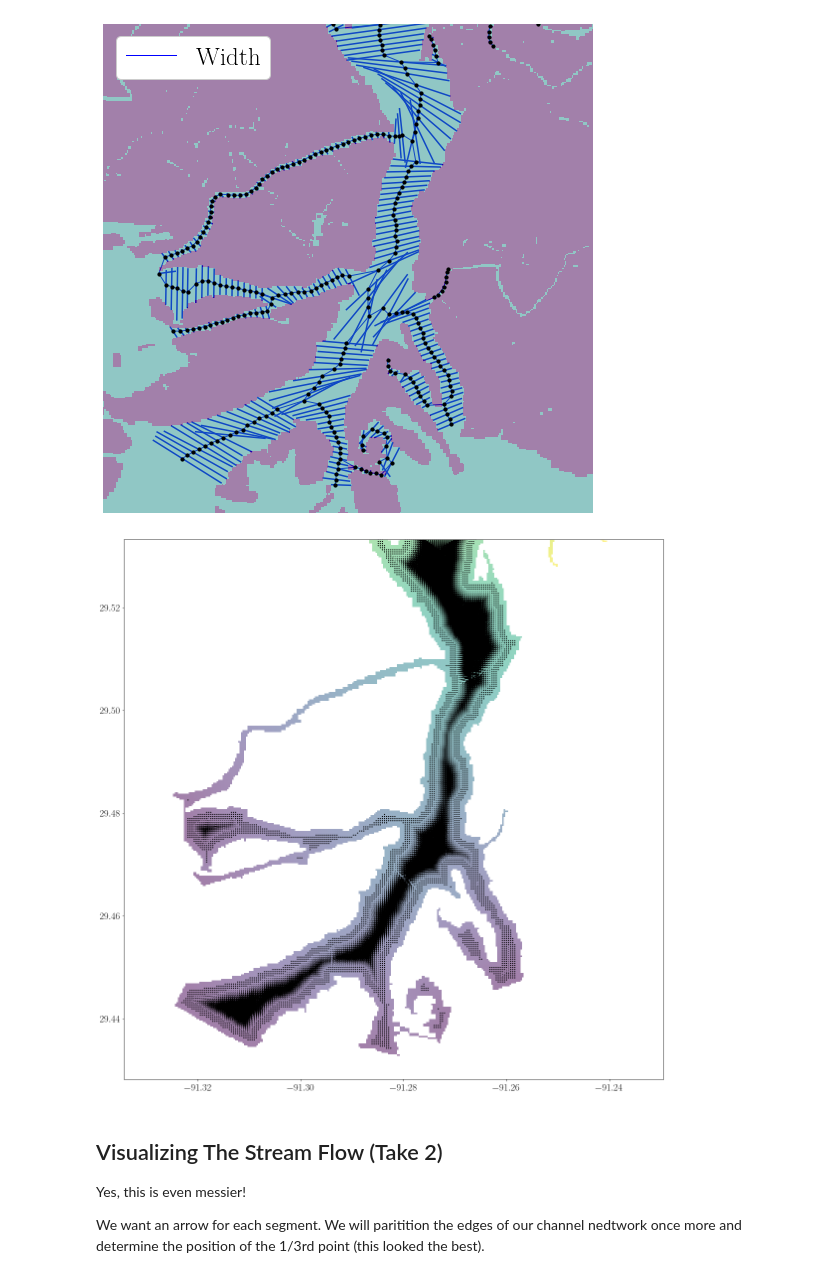
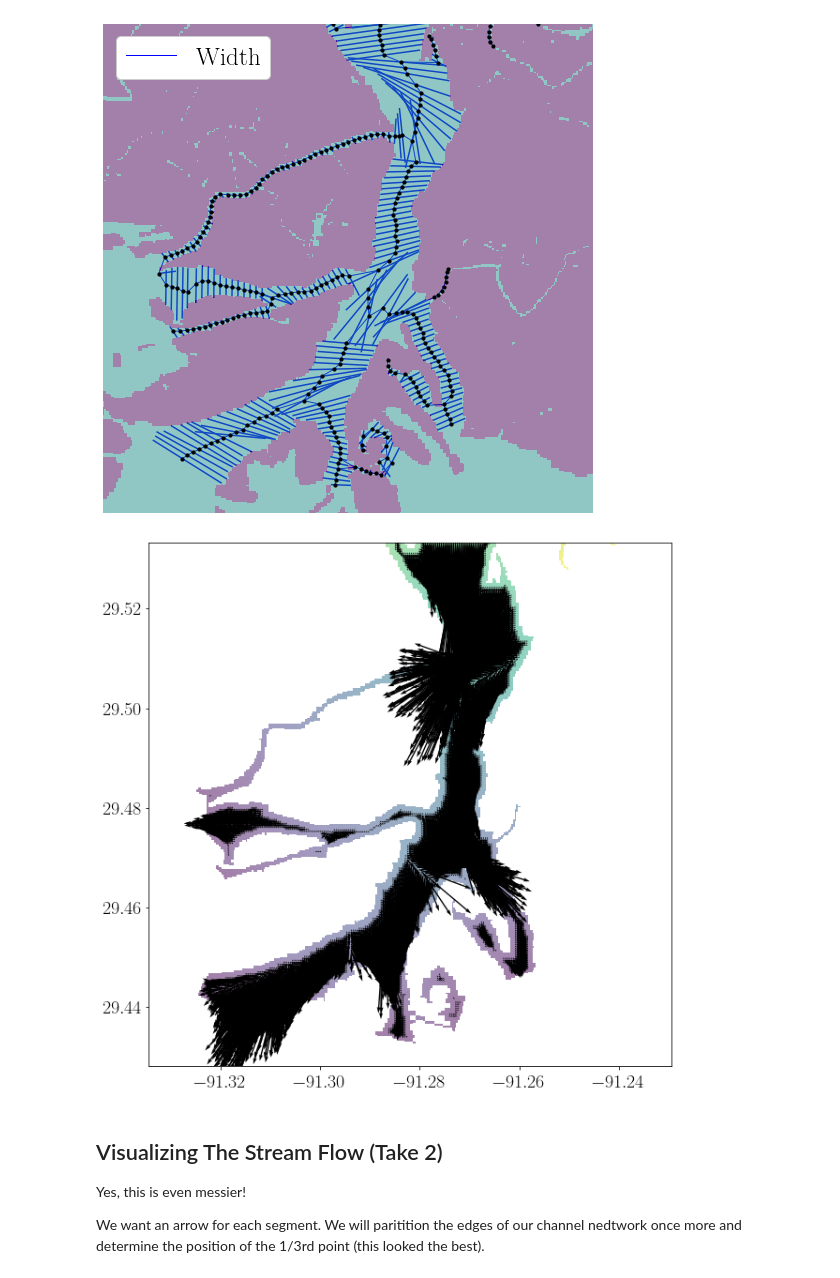
Before and after one commit to simard-landscape-lab/orinoco, a Jupyter notebook: notebooks/examples/3 - Plot - Report Figures.ipynb, the cells around one changed output. Cells and saved outputs as stored; diff of their text form; code cells hidden in the pictures.

```diff
--- a/notebooks/examples/3 - Plot - Report Figures.ipynb
+++ b/notebooks/examples/3 - Plot - Report Figures.ipynb
@@ -640,36 +645,36 @@ plt.savefig(plots_for_maps_dir/f'cropped_widths_{subarea}.png')
 # %%
 import scipy.ndimage as nd
 from skimage.transform import rescale
 
-fig, ax = plt.subplots(figsize=(20, 20))
+fig, ax = plt.subplots(figsize=(10, 12))
 
 
 D = rescale(distance[sy, sx], scale=.75)
 dist_trans = nd.distance_transform_edt((~np.isnan(D)).astype(int))
 dist_trans2 = dist_trans.copy()
 dist_trans2[dist_trans < 2] = np.nan
 
 X = np.linspace(x_min, x_max, D.shape[1])
 Y = np.linspace(y_min, y_max, D.shape[0])
 
 
 
 phi_dy, phi_dx = np.gradient(D)
 phi_dy = -phi_dy
 
 
 norm = np.sqrt(phi_dy**2 + phi_dx**2)
 
 
 V, U = (- phi_dy / norm) * dist_trans * dist_trans2  , (- phi_dx / norm) * dist_trans * dist_trans2
 
 ax.set_xlim((x_min, x_max))
 ax.set_ylim((y_min, y_max))
 
 plot.show(distance[sy, sx], transform=transform_c, ax=ax, alpha=.5)
-q = ax.quiver(X, np.flip(Y), U, V, scale=1e4, lw=.25)
+q = ax.quiver(X, np.flip(Y), U, V, scale=1e3, lw=.25)
 # %% [output]
-[figure, old version]
+[figure, new version]
 # %% [markdown]
 ## Visualizing The Stream Flow (Take 2)
 
```
Also changed, not shown: parts of 3 cells of this notebook, 8 other files.
